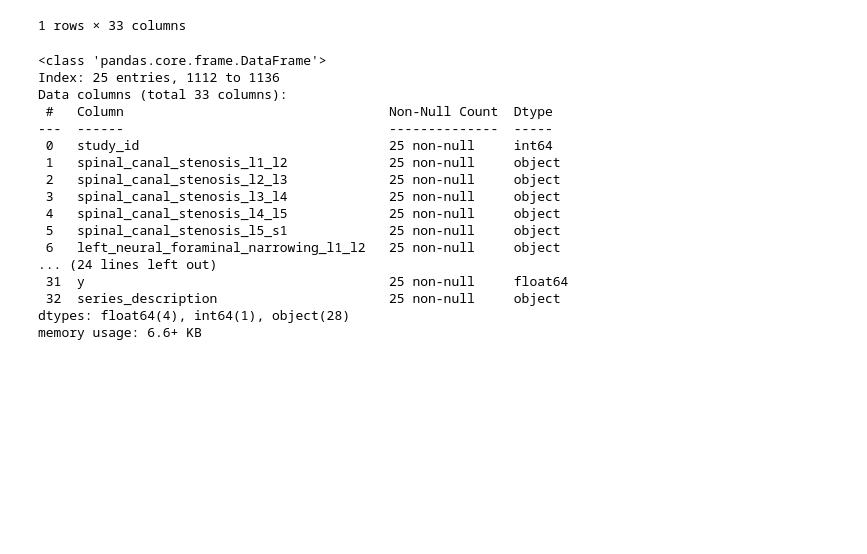
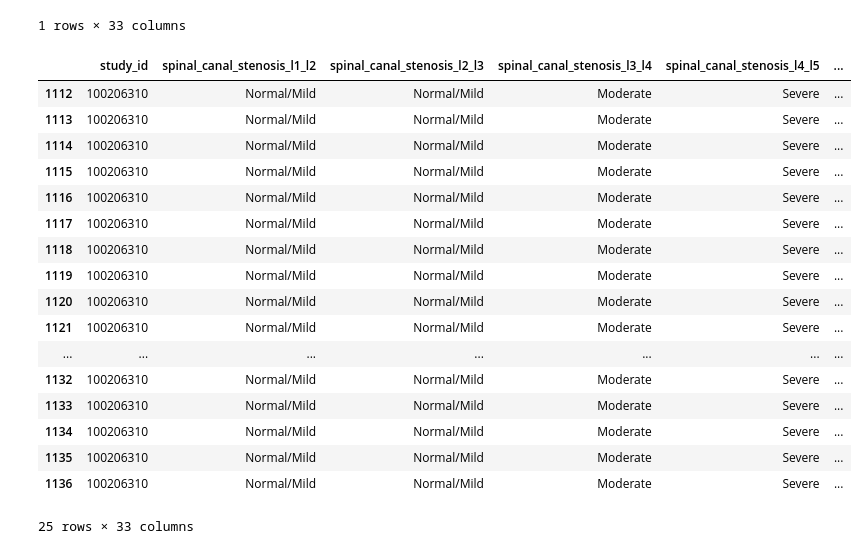
Before and after one commit to peteray-dev/lumbar-spine-degenerative_classification, a Jupyter notebook: spine-degenerative.ipynb, the cells around one changed output. Cells and saved outputs as stored; diff of their text form; code cells hidden in the pictures; blank space fills up the shorter version.

```diff
--- a/spine-degenerative.ipynb
+++ b/spine-degenerative.ipynb
@@ -191,22 +191,23 @@ merged_df[merged_df['condition'].isnull()]
 | 33978 | 3008676218 | NaN | NaN | NaN | NaN | ... |
 1 rows × 33 columns
 # %%
-merged_df[merged_df['study_id']==100206310].info()
+merged_df[merged_df['study_id']==100206310]
 # %% [output]
+|  | study_id | spinal_canal_stenosis_l1_l2 | spinal_canal_stenosis_l2_l3 | spinal_canal_stenosis_l3_l4 | spinal_canal_stenosis_l4_l5 | ... |
+| 1112 | 100206310 | Normal/Mild | Normal/Mild | Moderate | Severe | ... |
+| 1113 | 100206310 | Normal/Mild | Normal/Mild | Moderate | Severe | ... |
+| 1114 | 100206310 | Normal/Mild | Normal/Mild | Moderate | Severe | ... |
+| 1115 | 100206310 | Normal/Mild | Normal/Mild | Moderate | Severe | ... |
+| 1116 | 100206310 | Normal/Mild | Normal/Mild | Moderate | Severe | ... |
+| 1117 | 100206310 | Normal/Mild | Normal/Mild | Moderate | Severe | ... |
+| 1118 | 100206310 | Normal/Mild | Normal/Mild | Moderate | Severe | ... |
+| 1119 | 100206310 | Normal/Mild | Normal/Mild | Moderate | Severe | ... |
+| 1120 | 100206310 | Normal/Mild | Normal/Mild | Moderate | Severe | ... |
+| 1121 | 100206310 | Normal/Mild | Normal/Mild | Moderate | Severe | ... |
+| ... | ... | ... | ... | ... | ... | ... |
+| 1132 | 100206310 | Normal/Mild | Normal/Mild | Moderate | Severe | ... |
+| 1133 | 100206310 | Normal/Mild | Normal/Mild | Moderate | Severe | ... |
+| 1134 | 100206310 | Normal/Mild | Normal/Mild | Moderate | Severe | ... |
+| 1135 | 100206310 | Normal/Mild | Normal/Mild | Moderate | Severe | ... |
+| 1136 | 100206310 | Normal/Mild | Normal/Mild | Moderate | Severe | ... |
-<class 'pandas.core.frame.DataFrame'>
-Index: 25 entries, 1112 to 1136
-Data columns (total 33 columns):
- #   Column                                  Non-Null Count  Dtype
----  ------                                  --------------  -----
- 0   study_id                                25 non-null     int64
- 1   spinal_canal_stenosis_l1_l2             25 non-null     object
- 2   spinal_canal_stenosis_l2_l3             25 non-null     object
- 3   spinal_canal_stenosis_l3_l4             25 non-null     object
- 4   spinal_canal_stenosis_l4_l5             25 non-null     object
- 5   spinal_canal_stenosis_l5_s1             25 non-null     object
- 6   left_neural_foraminal_narrowing_l1_l2   25 non-null     object
-... (24 lines left out)
- 31  y                                       25 non-null     float64
- 32  series_description                      25 non-null     object
-dtypes: float64(4), int64(1), object(28)
-memory usage: 6.6+ KB
+25 rows × 33 columns
```
Also changed, not shown: parts of 13 cells of this notebook.
